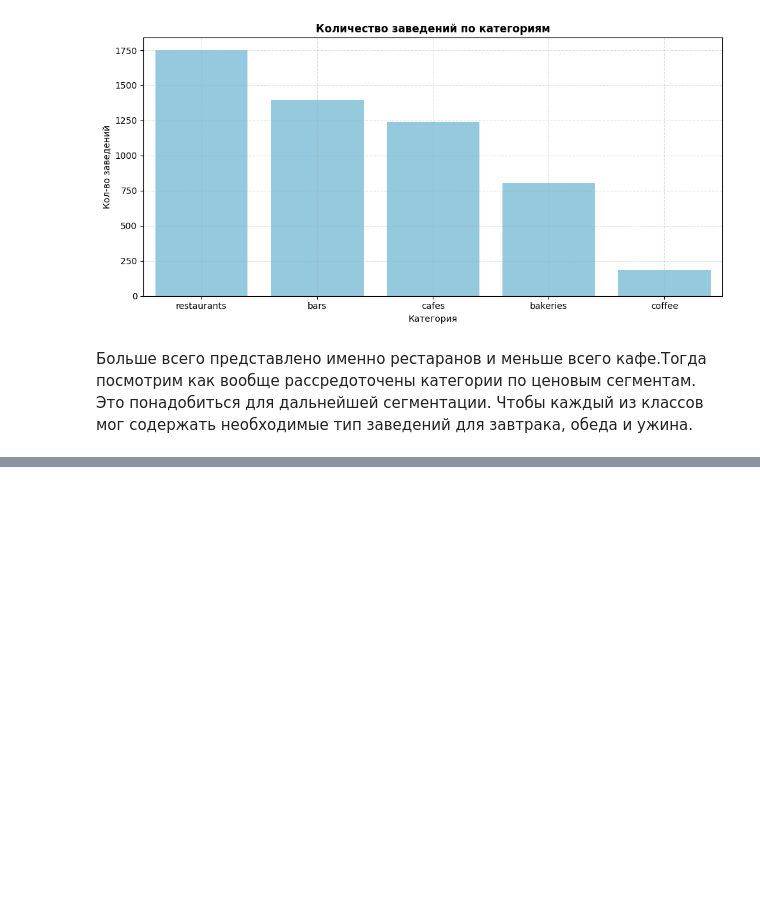
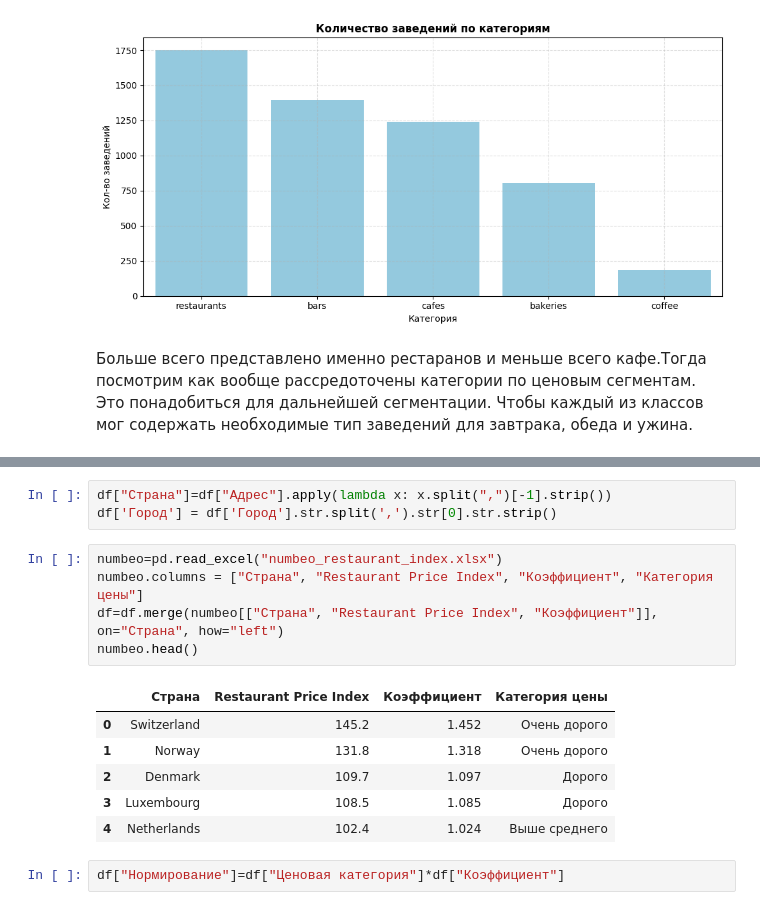
Before and after one commit to gryzunov4ik-create/group_project, a Jupyter notebook: Main_notebook.ipynb, the cells around one changed output, grey strips where cells are left out. Cells and saved outputs as stored; diff of their text form; blank space fills up the shorter version.

```diff
--- a/Main_notebook.ipynb
+++ b/Main_notebook.ipynb
@@ -252,0 +260,17 @@ Name: count, dtype: int64
+# %%
+df["Страна"]=df["Адрес"].apply(lambda x: x.split(",")[-1].strip())
+df['Город'] = df['Город'].str.split(',').str[0].str.strip()
+# %%
+numbeo=pd.read_excel("numbeo_restaurant_index.xlsx")
+numbeo.columns = ["Страна", "Restaurant Price Index", "Коэффициент", "Категория цены"]
+df=df.merge(numbeo[["Страна", "Restaurant Price Index", "Коэффициент"]], on="Страна", how="left")
+numbeo.head()
+# %% [output]
+|  | Страна | Restaurant Price Index | Коэффициент | Категория цены |
+| 0 | Switzerland | 145.2 | 1.452 | Очень дорого |
+| 1 | Norway | 131.8 | 1.318 | Очень дорого |
+| 2 | Denmark | 109.7 | 1.097 | Дорого |
+| 3 | Luxembourg | 108.5 | 1.085 | Дорого |
+| 4 | Netherlands | 102.4 | 1.024 | Выше среднего |
+# %%
+df["Нормирование"]=df["Ценовая категория"]*df["Коэффициент"]
```
Also changed, not shown: parts of 8 cells of this notebook.
